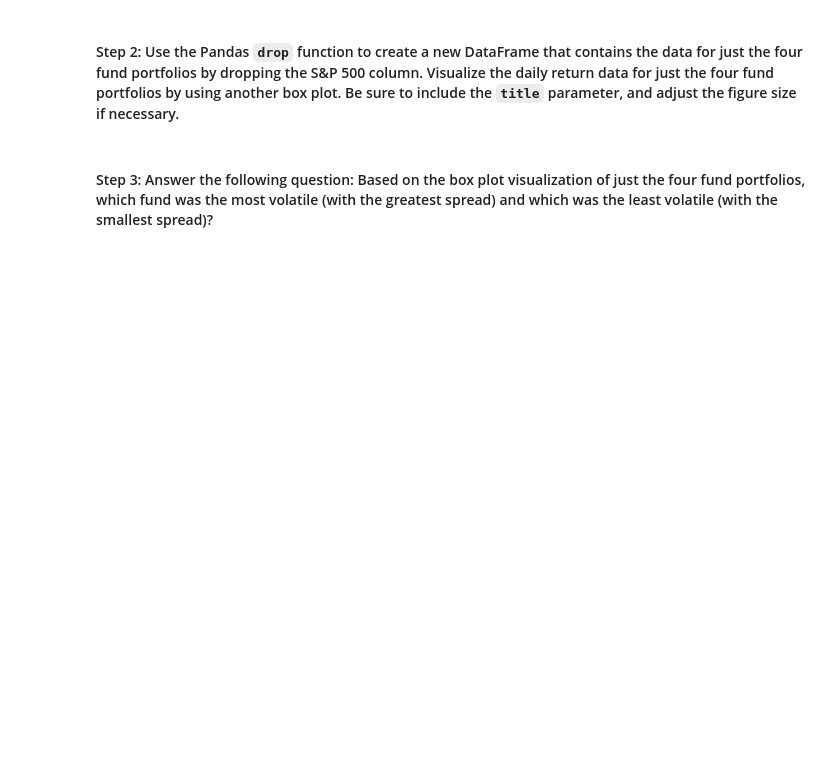
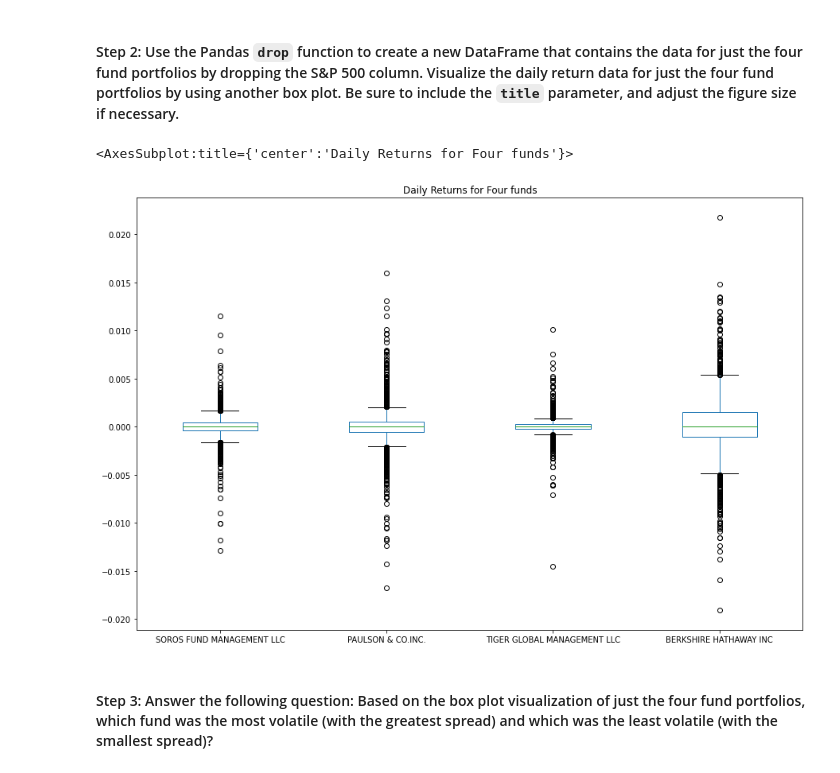
Before and after one commit to Aheesh/risk_return, a Jupyter notebook: risk_return_analysis.ipynb, the cells around one changed output. Saved outputs shown, nothing was run; the diff lists cells and outputs as text; code cells hidden in the pictures; blank space fills up the shorter version.

```diff
--- a/risk_return_analysis.ipynb
+++ b/risk_return_analysis.ipynb
@@ -219,7 +223,16 @@ Analyze the volatility of each of the four fund portfolios and of the S&P 500 In
 # %%
 # Create a new DataFrame containing only the 4 fund portfolios by dropping the S&P 500 column from the DataFrame
 # Create box plots to reflect the return data for only the 4 fund portfolios
 # Include a title parameter and adjust the figure size
 # YOUR CODE HERE
+funds_daily_return_df=daily_returns_df.drop(['S&P 500'],axis=1)
+
+# Check resulting DF of funds.
+#funds_daily_return_df.head()
+
+funds_daily_return_df.plot(kind="box",figsize=(15,10),title="Daily Returns for Four funds")
+# %% [output]
+<AxesSubplot:title={'center':'Daily Returns for Four funds'}>
+[figure, added]
 # %% [markdown]
 #### Step 3: Answer the following question: Based on the box plot visualization of just the four fund portfolios, which fund was the most volatile (with the greatest spread) and which was the least volatile (with the smallest spread)?
```
Also changed, not shown: parts of 3 cells of this notebook.
